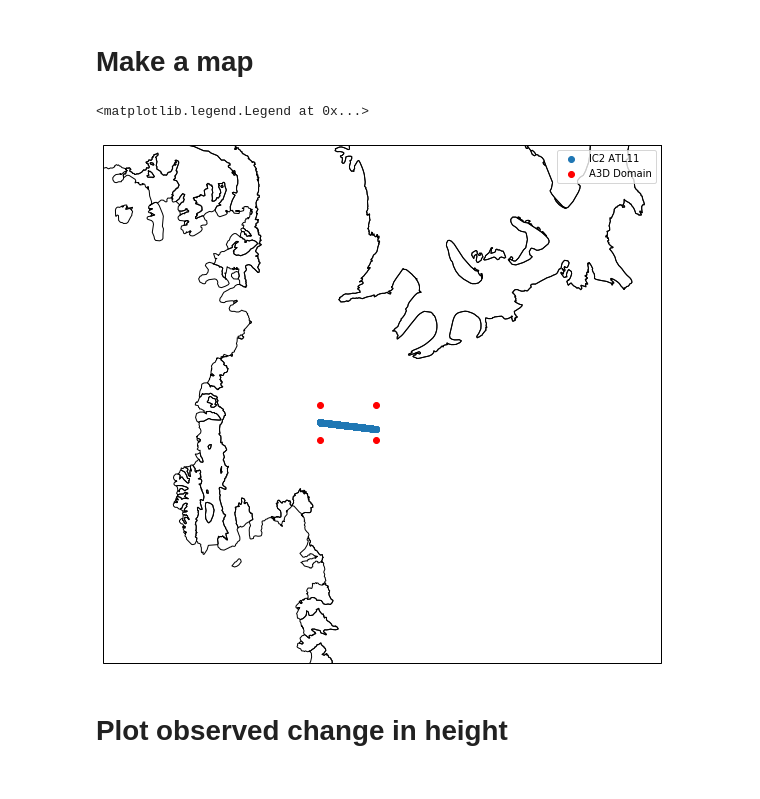
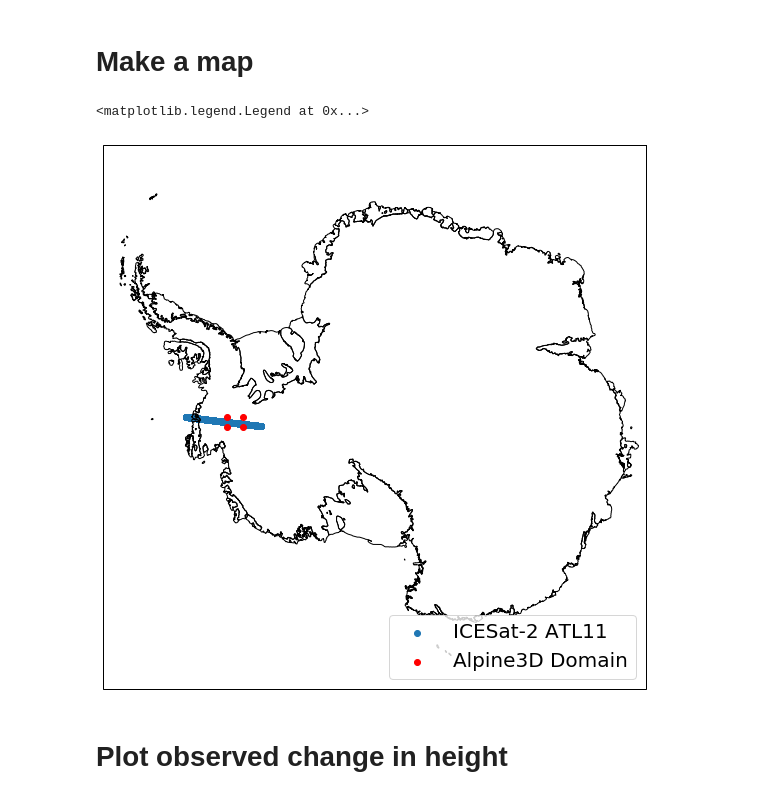
Before and after one commit to EricKeenan/surface-height-change, a Jupyter notebook: notebooks/Compare-IC2-A3D.ipynb, the cells around one changed output. Drawn from its saved outputs; the diff is of its cells as text; code cells hidden in the pictures.

```diff
--- a/notebooks/Compare-IC2-A3D.ipynb
+++ b/notebooks/Compare-IC2-A3D.ipynb
@@ -60,29 +63,30 @@ Data variables:
 # %%
 # Map
 # Generate figure
 df = gpd.read_file("/pl/active/nasa_smb/Data/ADD_Coastline_low_res_polygon.shp")
 crs_epsg = ccrs.SouthPolarStereo()
 df_epsg = df.to_crs(epsg='3031')
 fig, axs = plt.subplots(1, 1, subplot_kw={'projection': crs_epsg},
                         figsize=(10, 10))
 
 # Plot coastlines
-axs.set_extent((-110, -70, -85, -70), ccrs.PlateCarree()) # Zoom in on Alpine-3D domain
+# axs.set_extent((-110, -70, -85, -70), ccrs.PlateCarree()) # Zoom in on Alpine-3D domain
+axs.set_extent((-180, 180, -65, -90), ccrs.PlateCarree()) # Zoom in on Alpine-3D domain
 axs.add_geometries(df_epsg['geometry'], crs=crs_epsg,
                       facecolor='none', edgecolor='black')
 
 # Plot ICESat-2
-plt.scatter(ds_ATL11['x'], ds_ATL11['y'], transform=crs_epsg, label='IC2 ATL11')
+plt.scatter(ds_ATL11['x'], ds_ATL11['y'], transform=crs_epsg, label='ICESat-2 ATL11')
 
 # Plot model domain
-plt.scatter(xmin, ymin, c='r', label="A3D Domain")
+plt.scatter(xmin, ymin, c='r', label="Alpine3D Domain")
 plt.scatter(xmin, ymax, c='r')
 plt.scatter(xmax, ymin, c='r')
 plt.scatter(xmax, ymax, c='r')
-plt.legend()
+plt.legend(fontsize=20, loc='lower right')
 # %% [output]
 <matplotlib.legend.Legend at 0x...>
-[figure, old version]
+[figure, new version]
 # %% [markdown]
 # Plot observed change in height
 # %%
```
Also changed, not shown: parts of 3 cells of this notebook, 5 other files.
